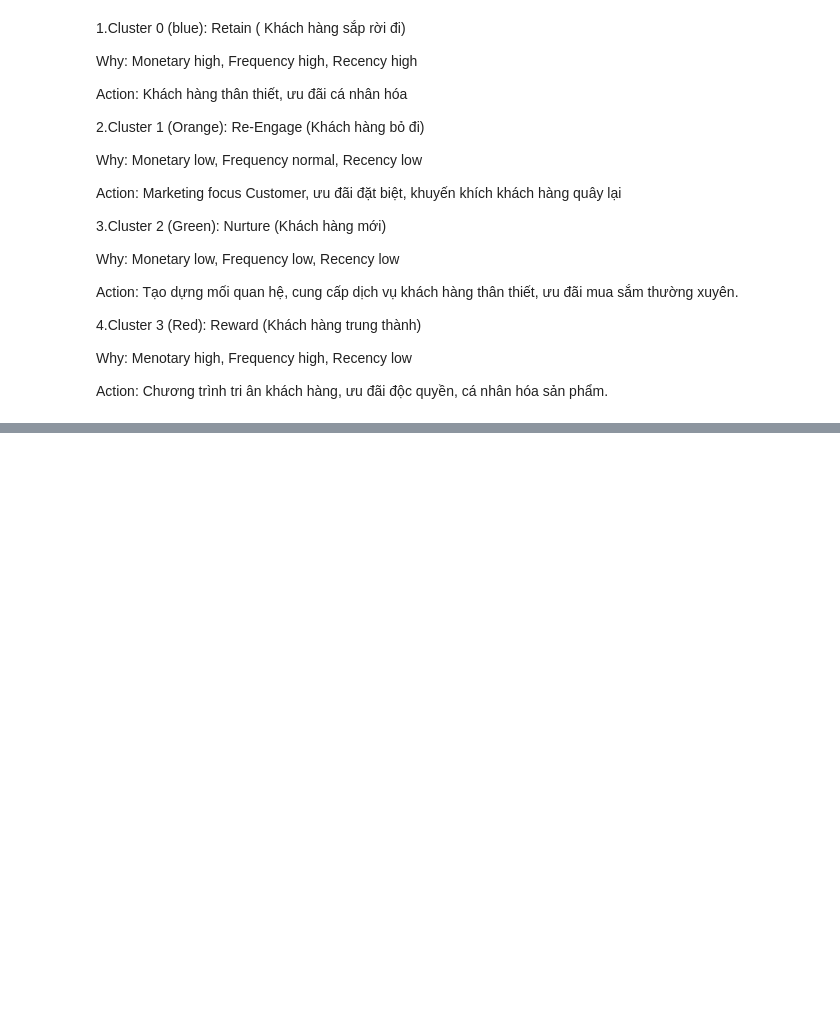
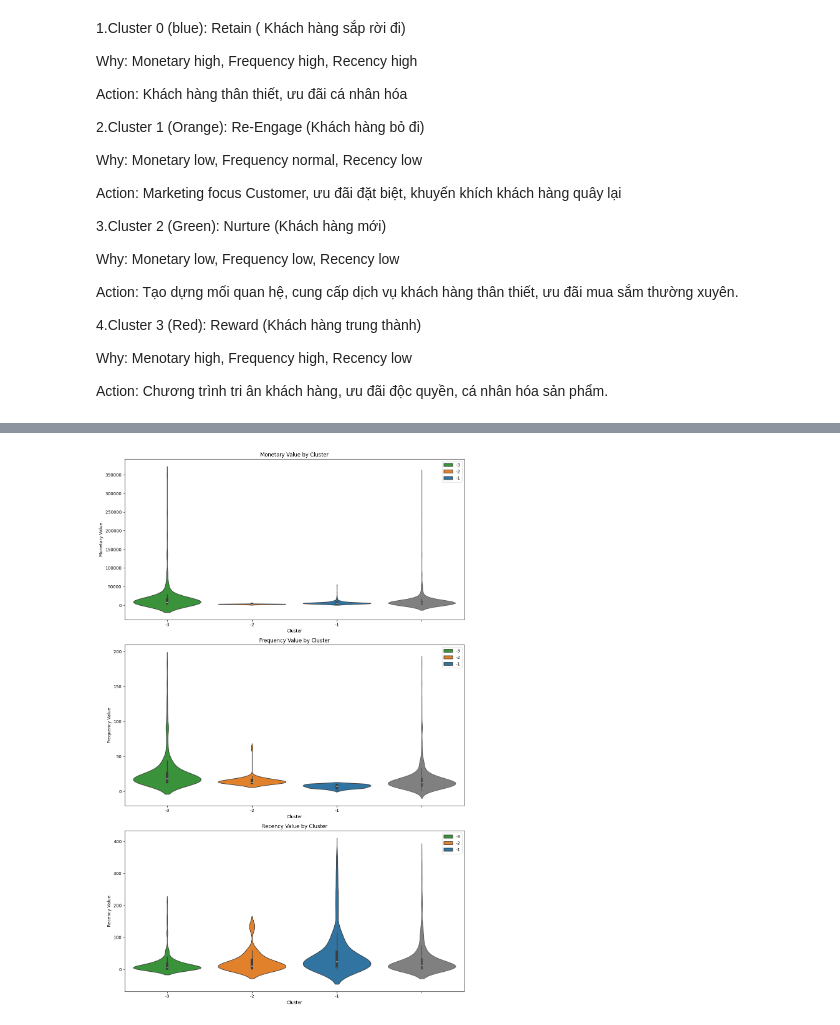
Before and after one commit to lowtech1/Customer_Segmentation, a Jupyter notebook: DA2.ipynb, the cells around one changed output, grey strips where cells are left out. Cells and saved outputs as stored; diff of their text form; code cells hidden in the pictures; blank space fills up the shorter version.

```diff
--- a/DA2.ipynb
+++ b/DA2.ipynb
@@ -302,0 +305,4 @@ Dropped about 23%
+# %%
+cleaned_df['SaleLineTotal'] = cleaned_df['Quantity'] * cleaned_df['Price']
+
+cleaned_df
@@ -911,0 +955,14 @@ max    18174.000000  12.000000        1.0  3861.000000
+# %%
+overlap_indices = monerary_outliers_df.index.intersection(frequency_outliers_df.index)
+
+monerary_only_outliers = monerary_outliers_df.drop(overlap_indices)
+frequency_only_outliers = frequency_outliers_df.drop(overlap_indices)
+monerary_and_frequency_outliers = monerary_outliers_df.loc[overlap_indices]
+
+monerary_only_outliers['Cluster'] = -1
+frequency_only_outliers['Cluster'] =-2
+monerary_and_frequency_outliers['Cluster'] = -3
+
+outlier_cluster_df =  pd.concat([monerary_only_outliers, frequency_only_outliers, monerary_and_frequency_outliers])
+
+outlier_cluster_df
@@ -911,0 +983,30 @@ max    18174.000000  12.000000        1.0  3861.000000
+# %%
+cluster_colors = {-1:'#1f77b4',
+                 -2: '#ff7f0e',
+                 -3: '#2ca02c'
+                 }
+
+plt.figure(figsize=(12,18))
+
+plt.subplot(3,1,1)
+sns.violinplot(x=outlier_cluster_df['Cluster'], y =outlier_cluster_df['MonetaryValue'], palette=cluster_colors, hue=outlier_cluster_df['Cluster'])
+sns.violinplot(y=outlier_cluster_df['MonetaryValue'], color='gray', linewidth=1.0)
+plt.title('Monetary Value by Cluster')
+plt.ylabel('Monetary Value')
+
+plt.subplot(3,1,2)
+sns.violinplot(x=outlier_cluster_df['Cluster'], y =outlier_cluster_df['Frequency'], palette=cluster_colors, hue=outlier_cluster_df['Cluster'])
+sns.violinplot(y=outlier_cluster_df['Frequency'], color='gray', linewidth=1.0)
+plt.title('Frequency Value by Cluster')
+plt.ylabel('Frequency Value')
+
+plt.subplot(3,1,3)
+sns.violinplot(x=outlier_cluster_df['Cluster'], y =outlier_cluster_df['Recency'], palette=cluster_colors, hue=outlier_cluster_df['Cluster'])
+sns.violinplot(y=outlier_cluster_df['Recency'], color='gray', linewidth=1.0)
+plt.title('Recency Value by Cluster')
+plt.ylabel('Recency Value')
+
+plt.tight_layout()
+plt.show()
+# %% [output]
+[figure, added]
```
Also changed, not shown: parts of 30 cells of this notebook, 1 other file.
